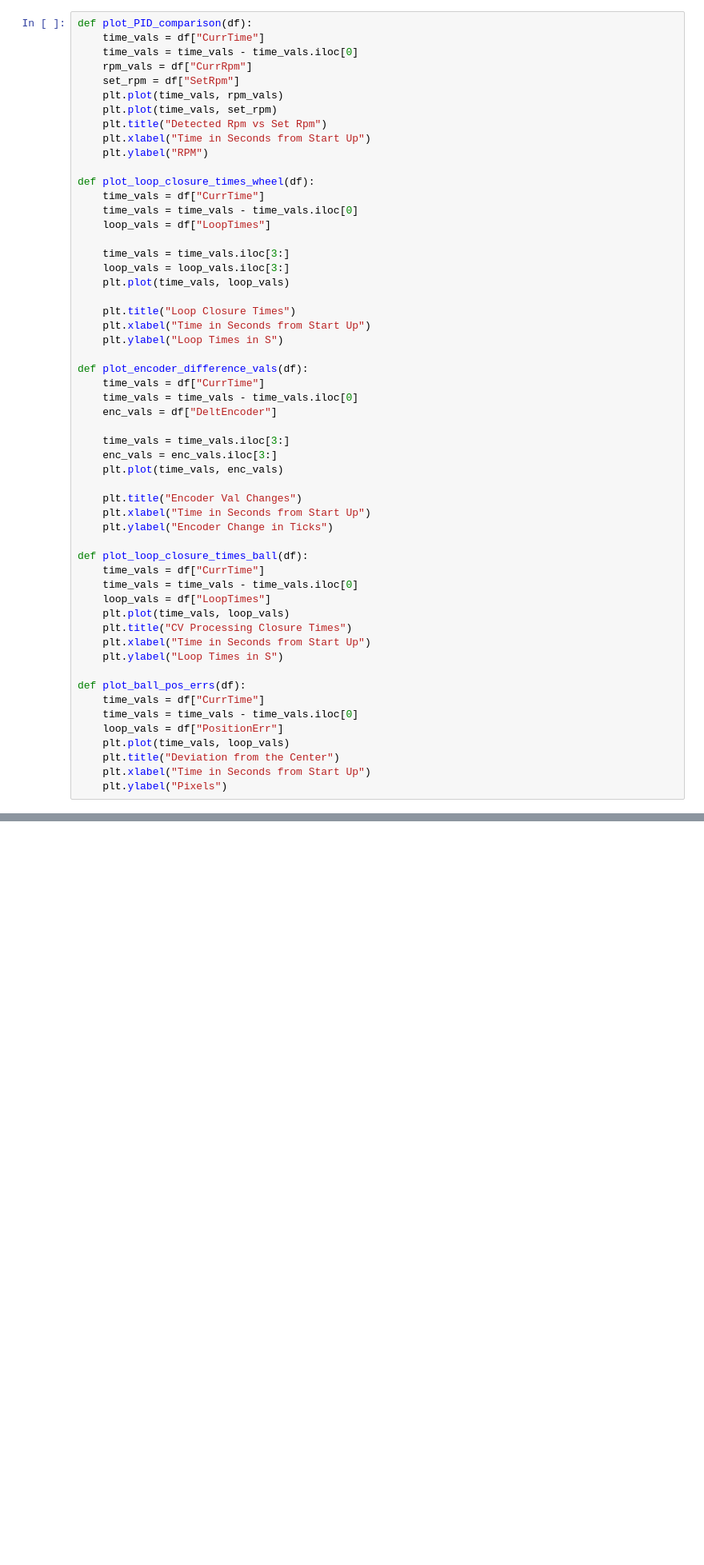
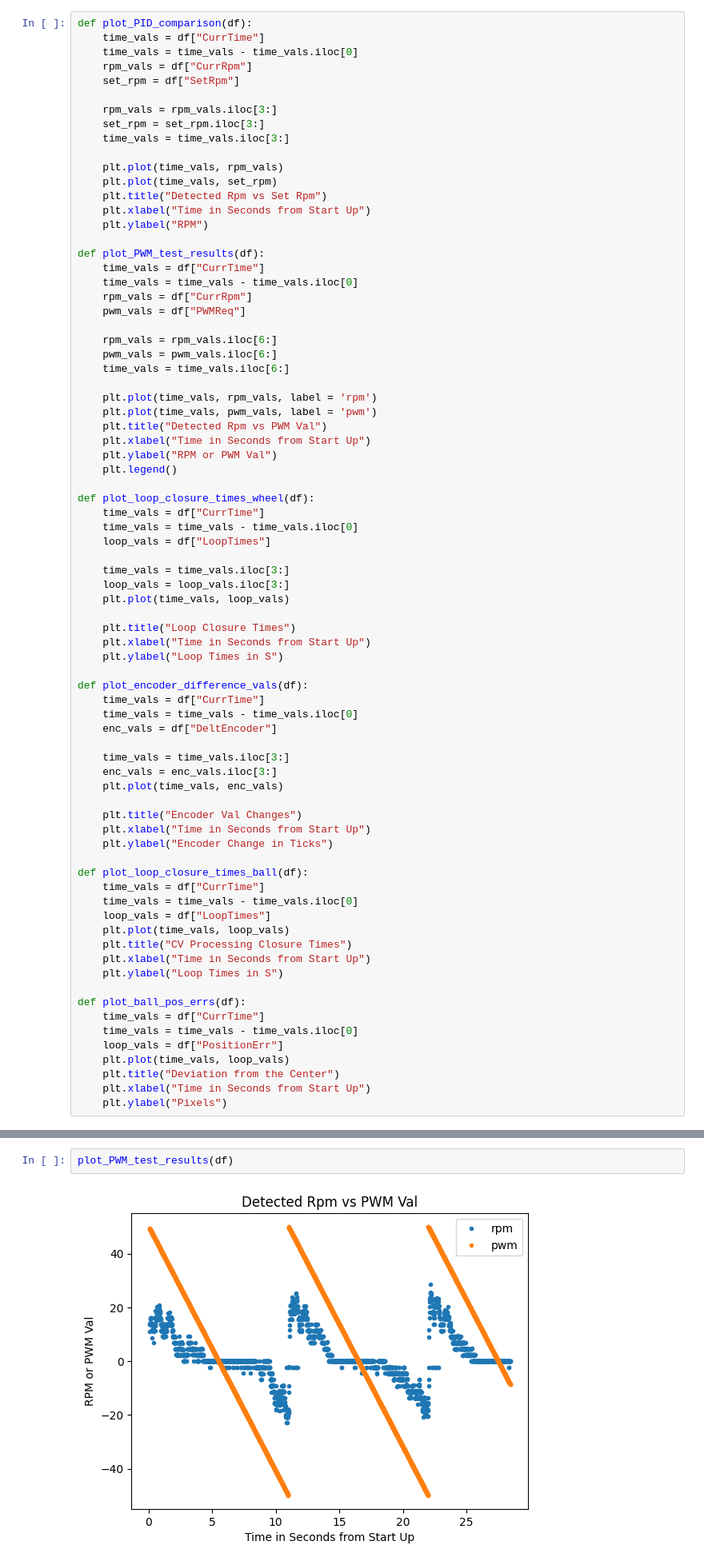
Before and after one commit to Capstone2302/RLWheel, a Jupyter notebook: plotting.ipynb, the cells around one changed output, grey strips where cells are left out. Shown at 80% size. Drawn from its saved outputs; the diff is of its cells as text; blank space fills up the shorter version.

```diff
--- a/plotting.ipynb
+++ b/plotting.ipynb
@@ -8,11 +8,33 @@ def plot_PID_comparison(df):
     time_vals = time_vals - time_vals.iloc[0]
     rpm_vals = df["CurrRpm"]
     set_rpm = df["SetRpm"]
+
+    rpm_vals = rpm_vals.iloc[3:]
+    set_rpm = set_rpm.iloc[3:]
+    time_vals = time_vals.iloc[3:]
+
     plt.plot(time_vals, rpm_vals)
     plt.plot(time_vals, set_rpm)
     plt.title("Detected Rpm vs Set Rpm")
     plt.xlabel("Time in Seconds from Start Up")
     plt.ylabel("RPM")
+
+def plot_PWM_test_results(df):
+    time_vals = df["CurrTime"]
+    time_vals = time_vals - time_vals.iloc[0]
+    rpm_vals = df["CurrRpm"]
+    pwm_vals = df["PWMReq"]
+
+    rpm_vals = rpm_vals.iloc[6:]
+    pwm_vals = pwm_vals.iloc[6:]
+    time_vals = time_vals.iloc[6:]
+
+    plt.plot(time_vals, rpm_vals, label = 'rpm')
+    plt.plot(time_vals, pwm_vals, label = 'pwm')
+    plt.title("Detected Rpm vs PWM Val")
+    plt.xlabel("Time in Seconds from Start Up")
+    plt.ylabel("RPM or PWM Val")
+    plt.legend()
 
 def plot_loop_closure_times_wheel(df):
     time_vals = df["CurrTime"]
@@ -77,3 +118,7 @@ plot_encoder_difference_vals(df)
+# %%
+plot_PWM_test_results(df)
+# %% [output]
+[figure, added]
 # %%
 data_processor_ball = DataProcessor_Ball()
 last_log = data_processor_ball.get_last_log()
```
Also changed, not shown: parts of 6 cells of this notebook, 32 other files.
